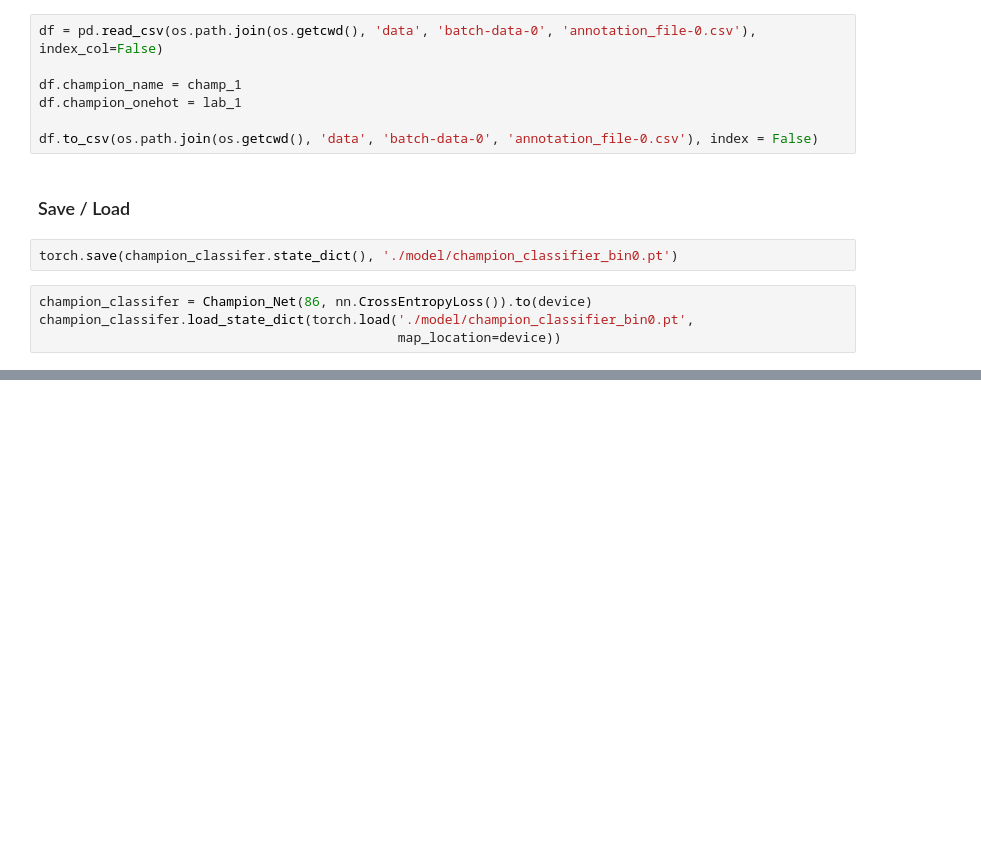
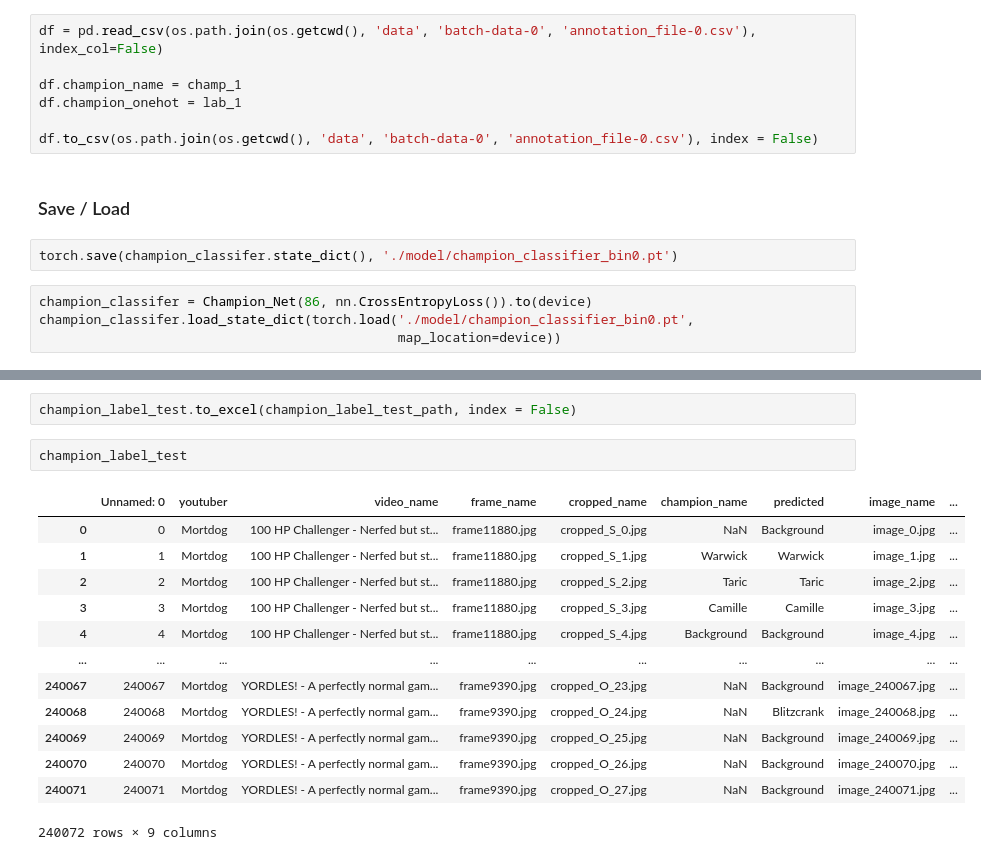
Before and after one commit to JackXu2333/teamfight-tactics-ai, a Jupyter notebook: Champion_Classification.ipynb, the cells around one changed output, grey strips where cells are left out. Saved outputs shown, nothing was run; the diff lists cells and outputs as text; blank space fills up the shorter version.

```diff
--- a/Champion_Classification.ipynb
+++ b/Champion_Classification.ipynb
@@ -436,0 +434,18 @@ testloader = torch.utils.data.DataLoader(testset, batch_size=batch_size, num_wor
+# %%
+champion_label_test.to_excel(champion_label_test_path, index = False)
+# %%
+champion_label_test
+# %% [output]
+|  | Unnamed: 0 | youtuber | video_name | frame_name | cropped_name | champion_name | predicted | image_name | ... |
+| 0 | 0 | Mortdog | 100 HP Challenger - Nerfed but st... | frame11880.jpg | cropped_S_0.jpg | NaN | Background | image_0.jpg | ... |
+| 1 | 1 | Mortdog | 100 HP Challenger - Nerfed but st... | frame11880.jpg | cropped_S_1.jpg | Warwick | Warwick | image_1.jpg | ... |
+| 2 | 2 | Mortdog | 100 HP Challenger - Nerfed but st... | frame11880.jpg | cropped_S_2.jpg | Taric | Taric | image_2.jpg | ... |
+| 3 | 3 | Mortdog | 100 HP Challenger - Nerfed but st... | frame11880.jpg | cropped_S_3.jpg | Camille | Camille | image_3.jpg | ... |
+| 4 | 4 | Mortdog | 100 HP Challenger - Nerfed but st... | frame11880.jpg | cropped_S_4.jpg | Background | Background | image_4.jpg | ... |
+| ... | ... | ... | ... | ... | ... | ... | ... | ... | ... |
+| 240067 | 240067 | Mortdog | YORDLES! - A perfectly normal gam... | frame9390.jpg | cropped_O_23.jpg | NaN | Background | image_240067.jpg | ... |
+| 240068 | 240068 | Mortdog | YORDLES! - A perfectly normal gam... | frame9390.jpg | cropped_O_24.jpg | NaN | Blitzcrank | image_240068.jpg | ... |
+| 240069 | 240069 | Mortdog | YORDLES! - A perfectly normal gam... | frame9390.jpg | cropped_O_25.jpg | NaN | Background | image_240069.jpg | ... |
+| 240070 | 240070 | Mortdog | YORDLES! - A perfectly normal gam... | frame9390.jpg | cropped_O_26.jpg | NaN | Background | image_240070.jpg | ... |
+| 240071 | 240071 | Mortdog | YORDLES! - A perfectly normal gam... | frame9390.jpg | cropped_O_27.jpg | NaN | Background | image_240071.jpg | ... |
+240072 rows × 9 columns
```
Also changed, not shown: parts of 28 cells of this notebook, 2 other files.
